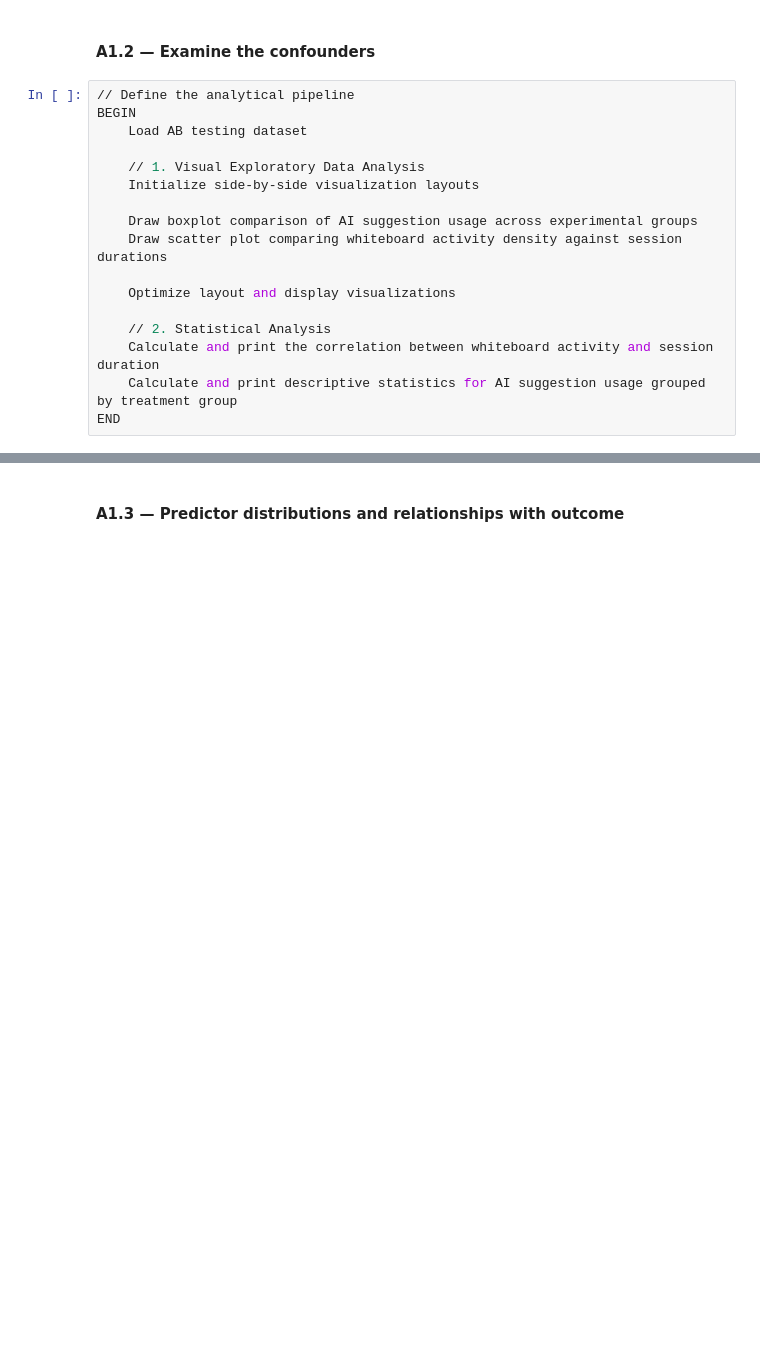
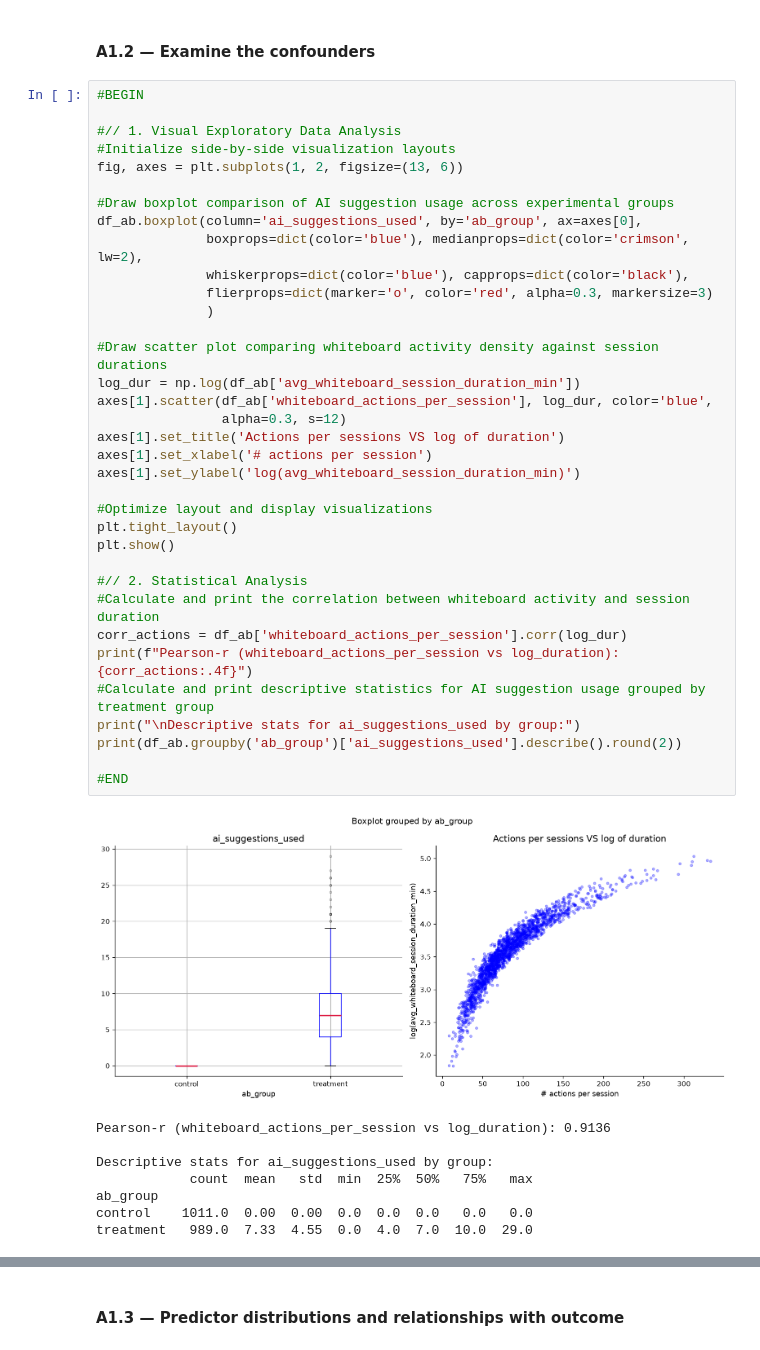
Before and after one commit to cda79/IAT461-Assignment02, a Jupyter notebook: IAT461_A2_Scaffold.ipynb, the cells around one changed output, grey strips where cells are left out. Saved outputs shown, nothing was run; the diff lists cells and outputs as text; blank space fills up the shorter version.

```diff
--- a/IAT461_A2_Scaffold.ipynb
+++ b/IAT461_A2_Scaffold.ipynb
@@ -208,19 +222,46 @@ Log-transformed distribution skewness: -0.1629
 # %% [markdown]
 #### A1.2 — Examine the confounders
 # %%
-// Define the analytical pipeline
-BEGIN
-    Load AB testing dataset
+#BEGIN
 
-    // 1. Visual Exploratory Data Analysis
-    Initialize side-by-side visualization layouts
+#// 1. Visual Exploratory Data Analysis
+#Initialize side-by-side visualization layouts
+fig, axes = plt.subplots(1, 2, figsize=(13, 6))
 
-    Draw boxplot comparison of AI suggestion usage across experimental groups
-    Draw scatter plot comparing whiteboard activity density against session durations
+#Draw boxplot comparison of AI suggestion usage across experimental groups
+df_ab.boxplot(column='ai_suggestions_used', by='ab_group', ax=axes[0],
+              boxprops=dict(color='blue'), medianprops=dict(color='crimson', lw=2),
+              whiskerprops=dict(color='blue'), capprops=dict(color='black'),
+              flierprops=dict(marker='o', color='red', alpha=0.3, markersize=3)
+              )
 
-    Optimize layout and display visualizations
+#Draw scatter plot comparing whiteboard activity density against session durations
+log_dur = np.log(df_ab['avg_whiteboard_session_duration_min'])
+axes[1].scatter(df_ab['whiteboard_actions_per_session'], log_dur, color='blue',
+                alpha=0.3, s=12)
+axes[1].set_title('Actions per sessions VS log of duration')
+axes[1].set_xlabel('# actions per session')
+axes[1].set_ylabel('log(avg_whiteboard_session_duration_min)')
 
-    // 2. Statistical Analysis
-    Calculate and print the correlation between whiteboard activity and session duration
-    Calculate and print descriptive statistics for AI suggestion usage grouped by treatment group
-END
+#Optimize layout and display visualizations
+plt.tight_layout()
+plt.show()
+
+#// 2. Statistical Analysis
+#Calculate and print the correlation between whiteboard activity and session duration
+corr_actions = df_ab['whiteboard_actions_per_session'].corr(log_dur)
+print(f"Pearson-r (whiteboard_actions_per_session vs log_duration): {corr_actions:.4f}")
+#Calculate and print descriptive statistics for AI suggestion usage grouped by treatment group
+print("\nDescriptive stats for ai_suggestions_used by group:")
+print(df_ab.groupby('ab_group')['ai_suggestions_used'].describe().round(2))
+
+#END
+# %% [output]
+[figure, added]
+Pearson-r (whiteboard_actions_per_session vs log_duration): 0.9136
+
+Descriptive stats for ai_suggestions_used by group:
+            count  mean   std  min  25%  50%   75%   max
+ab_group
+control    1011.0  0.00  0.00  0.0  0.0  0.0   0.0   0.0
+treatment   989.0  7.33  4.55  0.0  4.0  7.0  10.0  29.0
```
Also changed, not shown: parts of 5 cells of this notebook.
